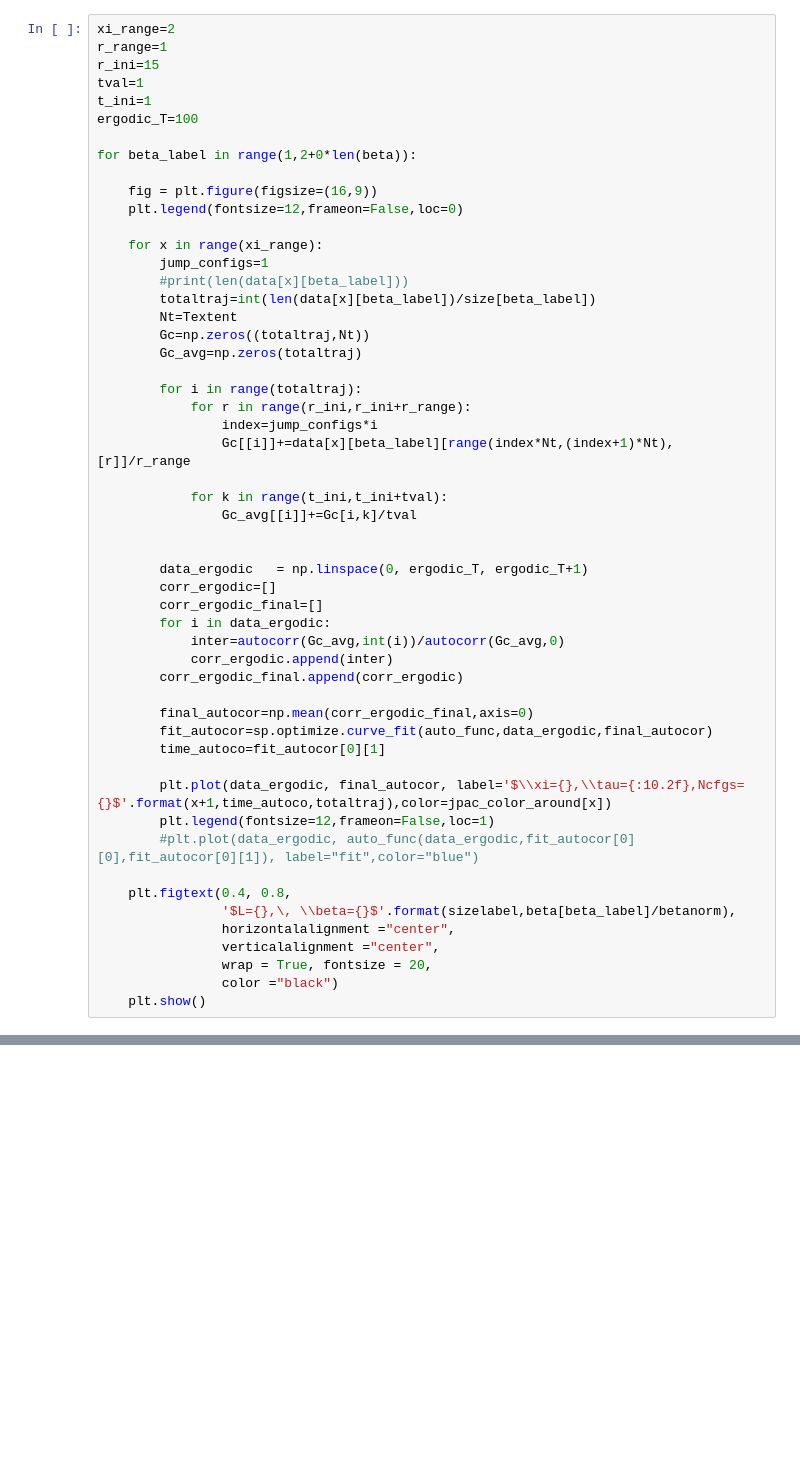
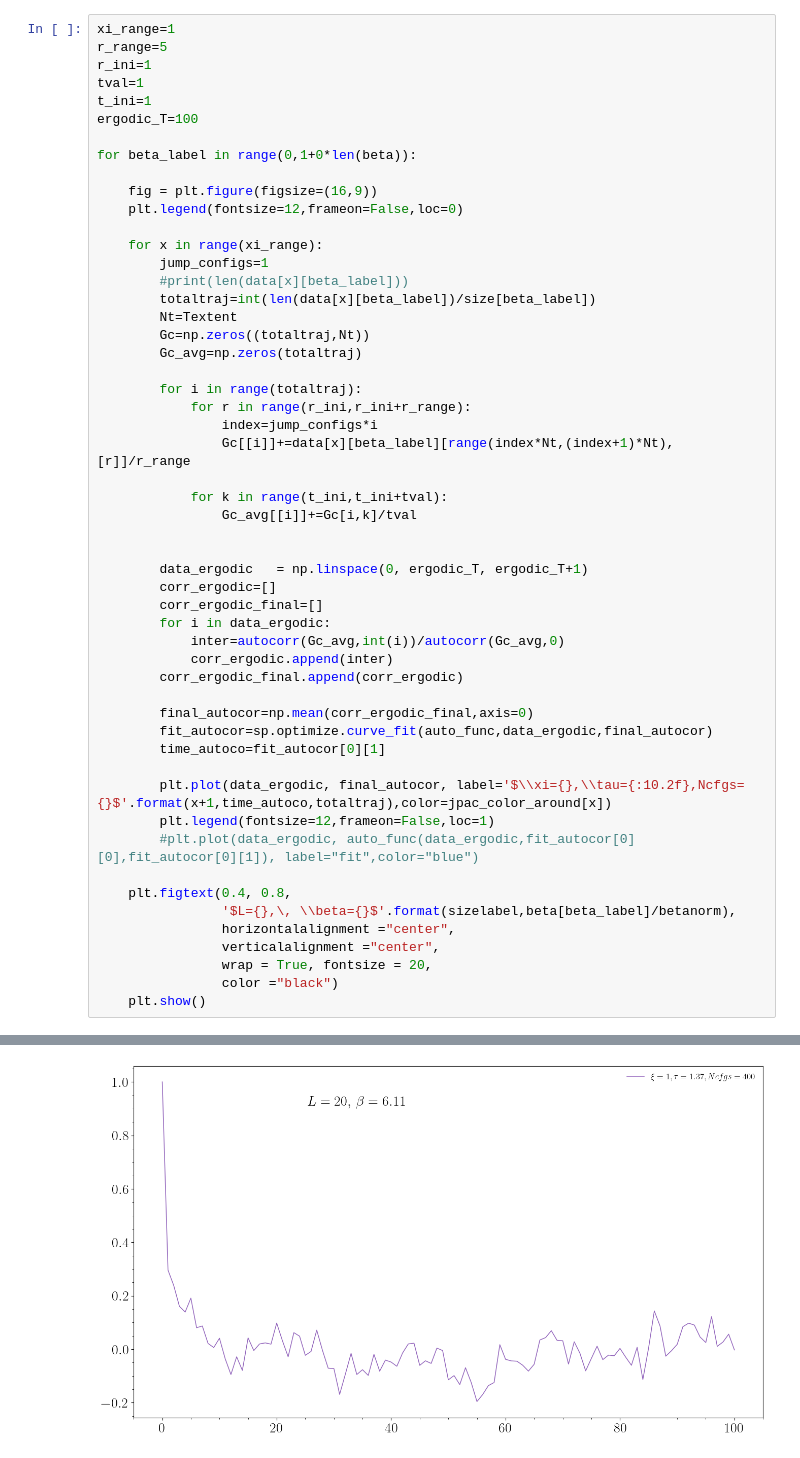
Before and after one commit to smithwya/CoulombGaugeLattice, a Jupyter notebook: Arkaitz/Analysis/tests_autocorrs.ipynb, the cells around one changed output, grey strips where cells are left out. Cells and saved outputs as stored; diff of their text form; blank space fills up the shorter version.

```diff
--- a/Arkaitz/Analysis/tests_autocorrs.ipynb
+++ b/Arkaitz/Analysis/tests_autocorrs.ipynb
@@ -291,12 +283,12 @@ for beta_label in range(len(beta)):
 # %%
-xi_range=2
-r_range=1
-r_ini=15
+xi_range=1
+r_range=5
+r_ini=1
 tval=1
 t_ini=1
 ergodic_T=100
 
-for beta_label in range(1,2+0*len(beta)):
+for beta_label in range(0,1+0*len(beta)):
 
     fig = plt.figure(figsize=(16,9))
     plt.legend(fontsize=12,frameon=False,loc=0)
@@ -341,3 +333,4 @@ for beta_label in range(1,2+0*len(beta)):
                 wrap = True, fontsize = 20,
                 color ="black")
     plt.show()
+# %% [output]
@@ -343,0 +341 @@ for beta_label in range(1,2+0*len(beta)):
+[figure, added]
```
Also changed, not shown: parts of 7 cells of this notebook, 13 other files.
